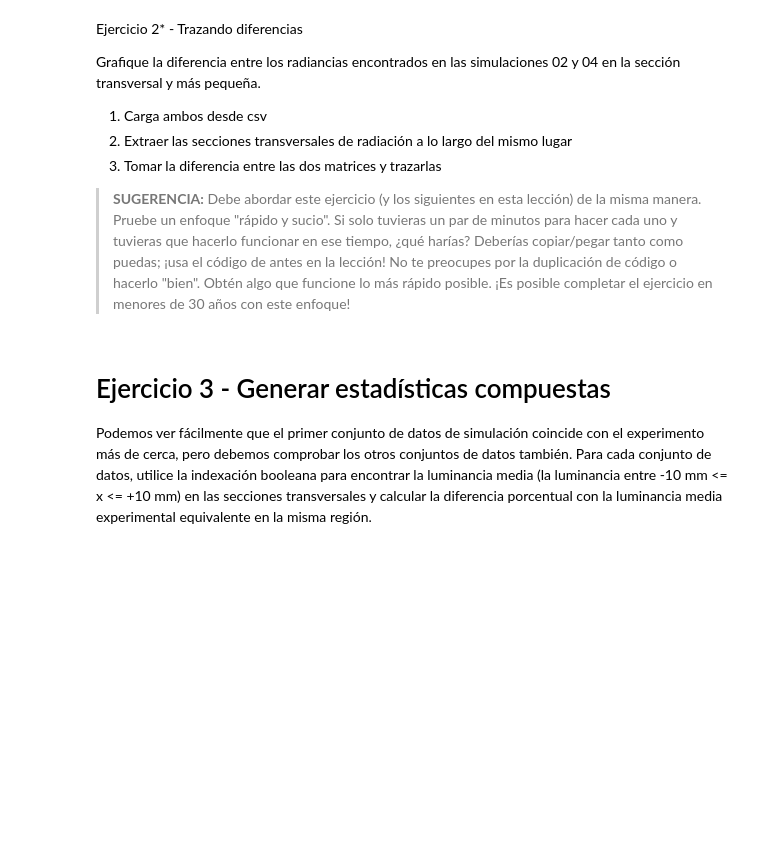
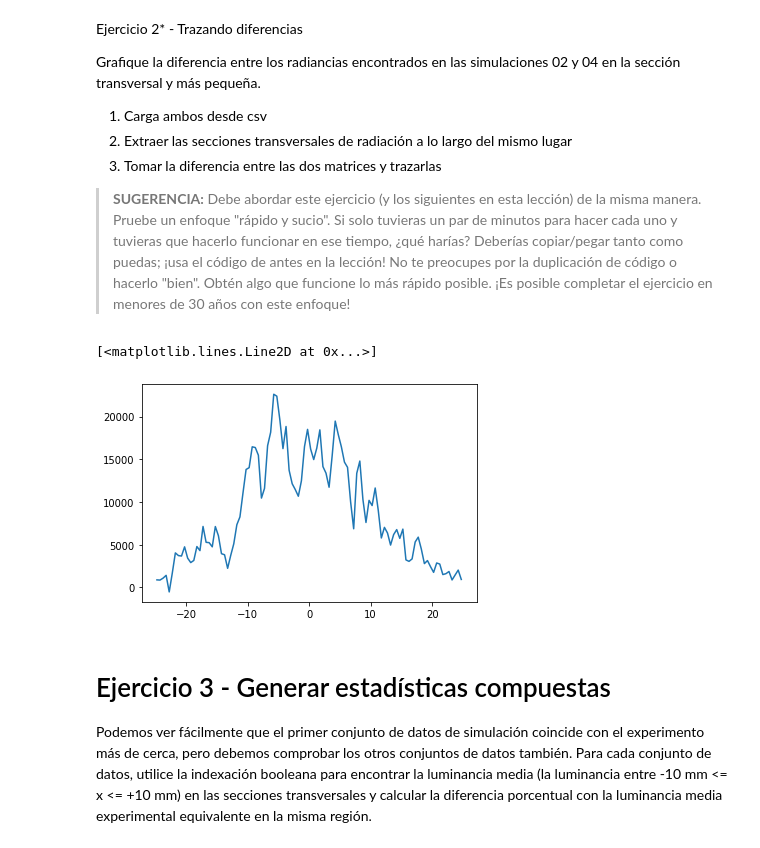
Before and after one commit to federicopfund/data-engineer, a Jupyter notebook: cicd-etl/notebooks/jupyter/01 - Jupyter Notebooks/06AnalyzingDataFromMultipleFiles.ipynb, the cells around one changed output. Saved outputs shown, nothing was run; the diff lists cells and outputs as text; code cells hidden in the pictures; blank space fills up the shorter version.

```diff
--- a/cicd-etl/notebooks/jupyter/01 - Jupyter Notebooks/06AnalyzingDataFromMultipleFiles.ipynb
+++ b/cicd-etl/notebooks/jupyter/01 - Jupyter Notebooks/06AnalyzingDataFromMultipleFiles.ipynb
@@ -187,3 +203,35 @@ Grafique la diferencia entre los radiancias encontrados en las simulaciones 02 y
+# %%
+# Enter your solution here
+import numpy as np
+import matplotlib.pyplot as plt
+
+
+sim = np.loadtxt(fname='data/simulation02.txt', skiprows=52)
+x = sim[:, 0]
+y = sim[:, 1]
+rad = sim[:, 2]
+# Find the closest y-value to 0
+smallest_y = np.amin(abs(y))
+x_cross_section = x[y==smallest_y]
+
+luminance_cross_section02 = rad[y==smallest_y]
+
+sim = np.loadtxt(fname='data/simulation04.txt', skiprows=52)
+x = sim[:, 0]
+y = sim[:, 1]
+rad = sim[:, 2]
+# Find the closest y-value to 0
+smallest_y = np.amin(abs(y))
+x_cross_section = x[y==smallest_y]
+
+luminance_cross_section04 = rad[y==smallest_y]
+
+
+diff = luminance_cross_section02 - luminance_cross_section04
+plt.plot(x_cross_section, diff)
+# %% [output]
+[<matplotlib.lines.Line2D at 0x...>]
+[figure, added]
 # %% [markdown]
 # Ejercicio 3 - Generar estadísticas compuestas
 
```
Also changed, not shown: parts of 10 cells of this notebook.
